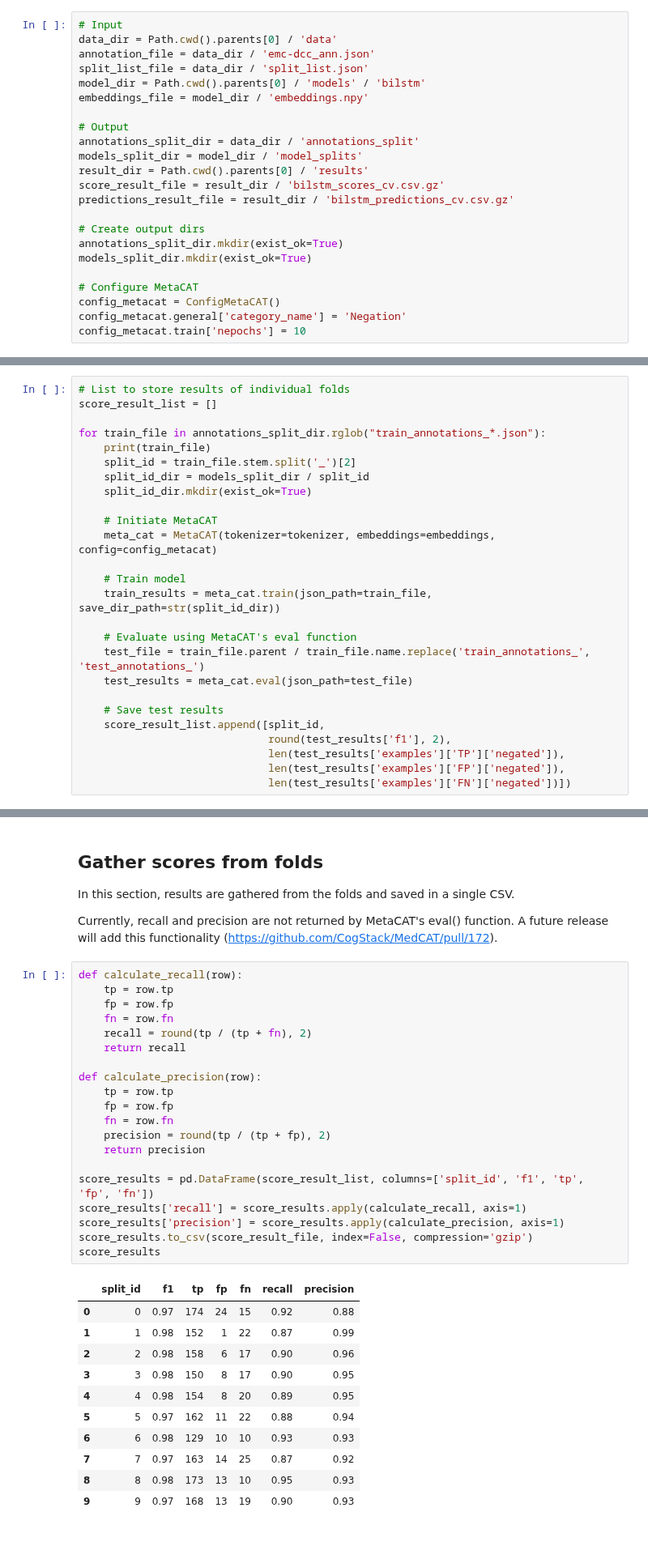
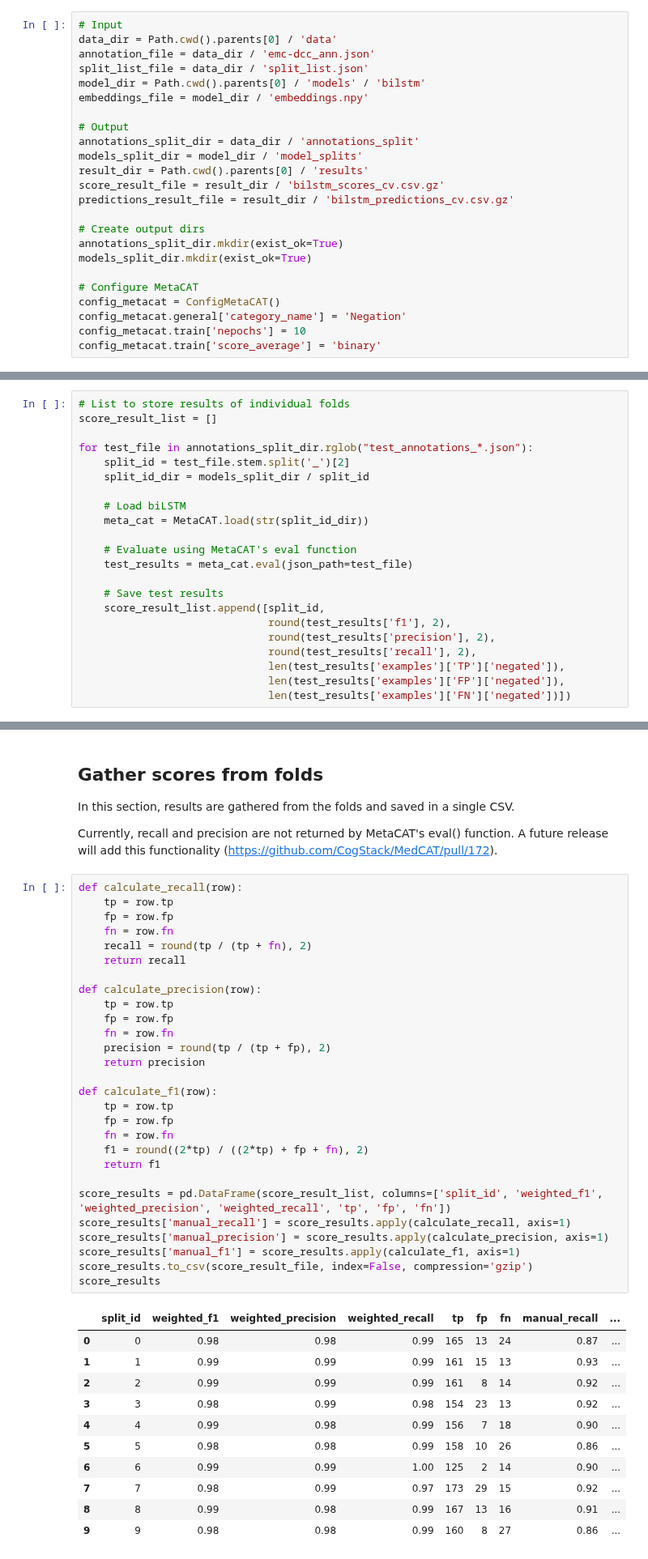
Before and after one commit to umcu/negation-detection, a Jupyter notebook: bilstm/03_cross-validation.ipynb, the cells around one changed output, grey strips where cells are left out. Shown at 81% size. Cells and saved outputs as stored; diff of their text form.

Commit message:
Update biLSTM F1-Score calculation

```diff
--- a/bilstm/03_cross-validation.ipynb
+++ b/bilstm/03_cross-validation.ipynb
@@ -33,6 +33,7 @@ models_split_dir.mkdir(exist_ok=True)
 config_metacat = ConfigMetaCAT()
 config_metacat.general['category_name'] = 'Negation'
 config_metacat.train['nepochs'] = 10
+config_metacat.train['score_average'] = 'binary'
 # %% [markdown]
 ## Load tokenizer and embeddings matrix
 Load a project-wide tokenizer and embeddings matrix which are created in `01_tokenizer_embeddings.ipynb`.
@@ -83,25 +145,21 @@ Per fold, a MetaCAT model is trained and tested. Testing is done using MetaCAT's
 # List to store results of individual folds
 score_result_list = []
 
-for train_file in annotations_split_dir.rglob("train_annotations_*.json"):
-    print(train_file)
-    split_id = train_file.stem.split('_')[2]
+for test_file in annotations_split_dir.rglob("test_annotations_*.json"):
+    split_id = test_file.stem.split('_')[2]
     split_id_dir = models_split_dir / split_id
-    split_id_dir.mkdir(exist_ok=True)
 
-    # Initiate MetaCAT
-    meta_cat = MetaCAT(tokenizer=tokenizer, embeddings=embeddings, config=config_metacat)
-
-    # Train model
-    train_results = meta_cat.train(json_path=train_file, save_dir_path=str(split_id_dir))
+    # Load biLSTM
+    meta_cat = MetaCAT.load(str(split_id_dir))
 
     # Evaluate using MetaCAT's eval function
-    test_file = train_file.parent / train_file.name.replace('train_annotations_', 'test_annotations_')
     test_results = meta_cat.eval(json_path=test_file)
 
     # Save test results
     score_result_list.append([split_id,
                               round(test_results['f1'], 2),
+                              round(test_results['precision'], 2),
+                              round(test_results['recall'], 2),
                               len(test_results['examples']['TP']['negated']),
                               len(test_results['examples']['FP']['negated']),
                               len(test_results['examples']['FN']['negated'])])
@@ -131,35 +189,43 @@ Currently, recall and precision are not returned by MetaCAT's eval() function. A
 # %%
 def calculate_recall(row):
     tp = row.tp
     fp = row.fp
     fn = row.fn
     recall = round(tp / (tp + fn), 2)
     return recall
 
 def calculate_precision(row):
     tp = row.tp
     fp = row.fp
     fn = row.fn
     precision = round(tp / (tp + fp), 2)
     return precision
 
-score_results = pd.DataFrame(score_result_list, columns=['split_id', 'f1', 'tp', 'fp', 'fn'])
-score_results['recall'] = score_results.apply(calculate_recall, axis=1)
-score_results['precision'] = score_results.apply(calculate_precision, axis=1)
+def calculate_f1(row):
+    tp = row.tp
+    fp = row.fp
+    fn = row.fn
+    f1 = round((2*tp) / ((2*tp) + fp + fn), 2)
+    return f1
+
+score_results = pd.DataFrame(score_result_list, columns=['split_id', 'weighted_f1', 'weighted_precision', 'weighted_recall', 'tp', 'fp', 'fn'])
+score_results['manual_recall'] = score_results.apply(calculate_recall, axis=1)
+score_results['manual_precision'] = score_results.apply(calculate_precision, axis=1)
+score_results['manual_f1'] = score_results.apply(calculate_f1, axis=1)
 score_results.to_csv(score_result_file, index=False, compression='gzip')
 score_results
 # %% [output]
-|  | split_id | f1 | tp | fp | fn | recall | precision |
-| 0 | 0 | 0.97 | 174 | 24 | 15 | 0.92 | 0.88 |
-| 1 | 1 | 0.98 | 152 | 1 | 22 | 0.87 | 0.99 |
-| 2 | 2 | 0.98 | 158 | 6 | 17 | 0.90 | 0.96 |
-| 3 | 3 | 0.98 | 150 | 8 | 17 | 0.90 | 0.95 |
-| 4 | 4 | 0.98 | 154 | 8 | 20 | 0.89 | 0.95 |
-| 5 | 5 | 0.97 | 162 | 11 | 22 | 0.88 | 0.94 |
-| 6 | 6 | 0.98 | 129 | 10 | 10 | 0.93 | 0.93 |
-| 7 | 7 | 0.97 | 163 | 14 | 25 | 0.87 | 0.92 |
-| 8 | 8 | 0.98 | 173 | 13 | 10 | 0.95 | 0.93 |
-| 9 | 9 | 0.97 | 168 | 13 | 19 | 0.90 | 0.93 |
+|  | split_id | weighted_f1 | weighted_precision | weighted_recall | tp | fp | fn | manual_recall | ... |
+| 0 | 0 | 0.98 | 0.98 | 0.99 | 165 | 13 | 24 | 0.87 | ... |
+| 1 | 1 | 0.99 | 0.99 | 0.99 | 161 | 15 | 13 | 0.93 | ... |
+| 2 | 2 | 0.99 | 0.99 | 0.99 | 161 | 8 | 14 | 0.92 | ... |
+| 3 | 3 | 0.98 | 0.99 | 0.98 | 154 | 23 | 13 | 0.92 | ... |
+| 4 | 4 | 0.99 | 0.98 | 0.99 | 156 | 7 | 18 | 0.90 | ... |
+| 5 | 5 | 0.98 | 0.98 | 0.99 | 158 | 10 | 26 | 0.86 | ... |
+| 6 | 6 | 0.99 | 0.99 | 1.00 | 125 | 2 | 14 | 0.90 | ... |
+| 7 | 7 | 0.98 | 0.99 | 0.97 | 173 | 29 | 15 | 0.92 | ... |
+| 8 | 8 | 0.99 | 0.98 | 0.99 | 167 | 13 | 16 | 0.91 | ... |
+| 9 | 9 | 0.98 | 0.98 | 0.99 | 160 | 8 | 27 | 0.86 | ... |
 # %% [markdown]
 ## Custom evaluation per example per fold
 In this project we are interested per example whether a negation has been correctly predicted or not. MetaCAT does not have such functionality; it only returns scores, predictions and examples.
```
Also changed, not shown: parts of 3 cells of this notebook, 3 other files.
